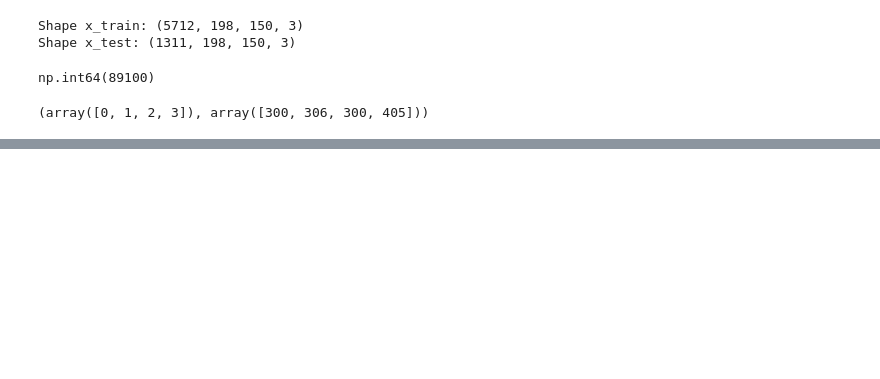
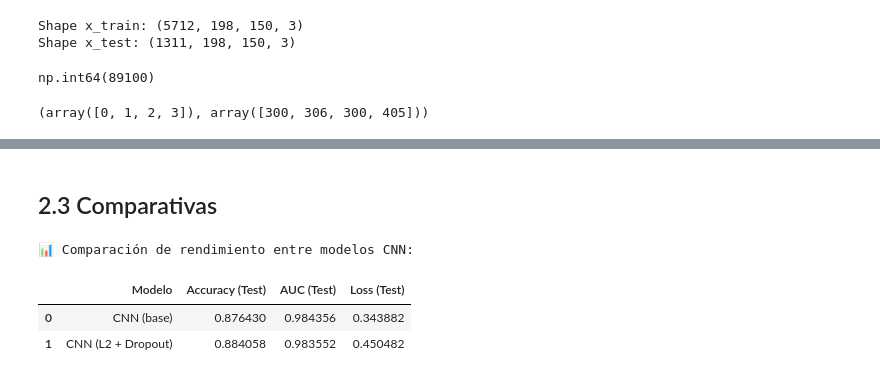
Before and after one commit to niconinov/A3_helath, a Jupyter notebook: c_modelos_conv.ipynb, the cells around one changed output, grey strips where cells are left out. Saved outputs shown, nothing was run; the diff lists cells and outputs as text; code cells hidden in the pictures; blank space fills up the shorter version.

```diff
--- a/c_modelos_conv.ipynb
+++ b/c_modelos_conv.ipynb
@@ -395,0 +390,21 @@ print(f"\n Test Accuracy (versión rápida): {test_acc:.4f}")
+# %% [markdown]
+## 2.3 Comparativas
+# %%
+# Crear DataFrame de comparación solo para los dos modelos CNN
+data_cnn = {
+    'Modelo': ['CNN (base)', 'CNN (L2 + Dropout)'],
+    'Accuracy (Test)': [accuracy, accuracy2],
+    'AUC (Test)': [roc_auc_cnn, roc_auc_cnn2],
+    'Loss (Test)': [loss, loss2]
+}
+
+df_cnn_comparison = pd.DataFrame(data_cnn)
+
+# Mostrar la tabla comparativa
+print("📊 Comparación de rendimiento entre modelos CNN:")
+display(df_cnn_comparison)
+# %% [output]
+📊 Comparación de rendimiento entre modelos CNN:
+|  | Modelo | Accuracy (Test) | AUC (Test) | Loss (Test) |
+| 0 | CNN (base) | 0.876430 | 0.984356 | 0.343882 |
+| 1 | CNN (L2 + Dropout) | 0.884058 | 0.983552 | 0.450482 |
```
Also changed, not shown: parts of 25 cells of this notebook.
